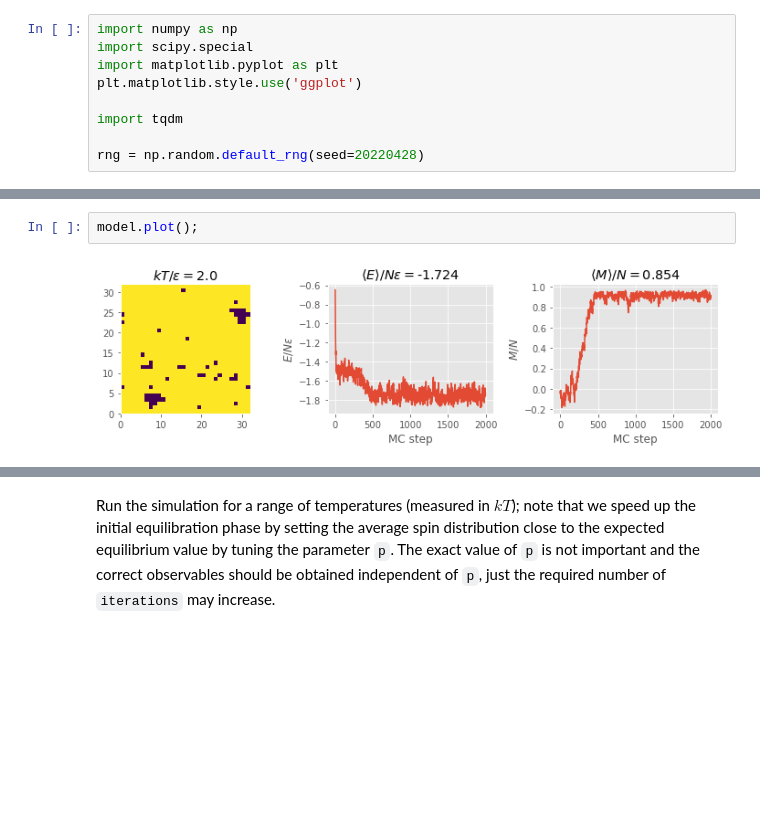
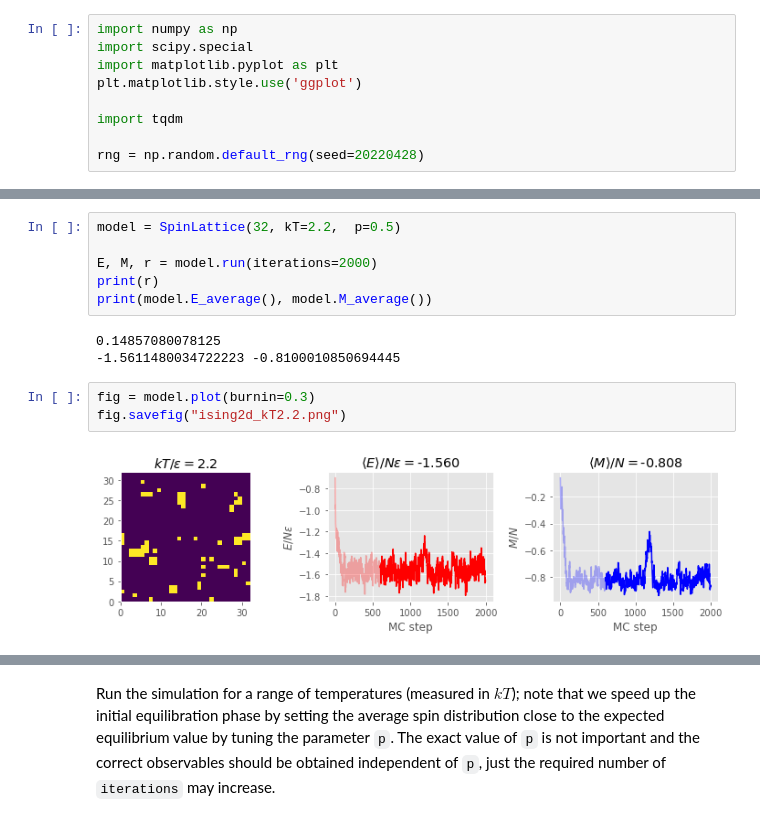
Before and after one commit to Py4Phy/PHY432-resources, a Jupyter notebook: 17_MonteCarlo/ising_2d.ipynb, the cells around one changed output, grey strips where cells are left out. Drawn from its saved outputs; the diff is of its cells as text; blank space fills up the shorter version.

```diff
--- a/17_MonteCarlo/ising_2d.ipynb
+++ b/17_MonteCarlo/ising_2d.ipynb
@@ -191,7 +230,17 @@ print(model.E_average(), model.M_average())
+# %%
+model = SpinLattice(32, kT=2.2,  p=0.5)
+
+E, M, r = model.run(iterations=2000)
+print(r)
+print(model.E_average(), model.M_average())
+# %% [output]
+0.14857080078125
+-1.5611480034722223 -0.8100010850694445
 # %%
-model.plot();
+fig = model.plot(burnin=0.3)
+fig.savefig("ising2d_kT2.2.png")
 # %% [output]
-[figure, old version]
+[figure, new version]
 # %%
 model = SpinLattice(32, kT=2.4,  p=0.5)
 
```
Also changed, not shown: parts of 21 cells of this notebook, 10 other files.
